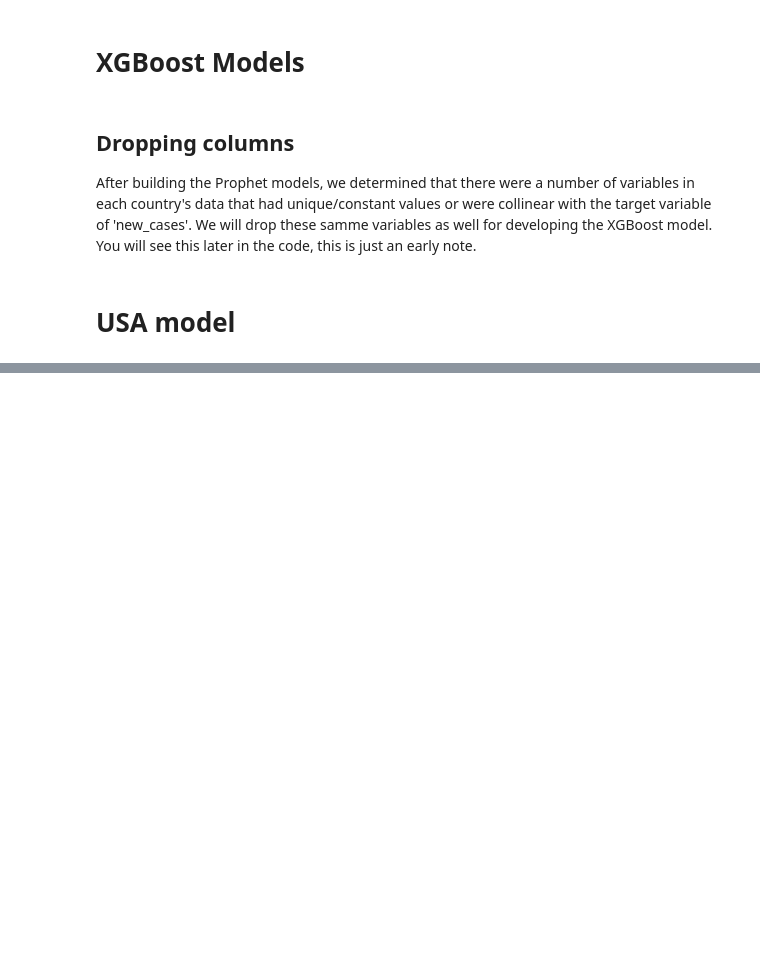
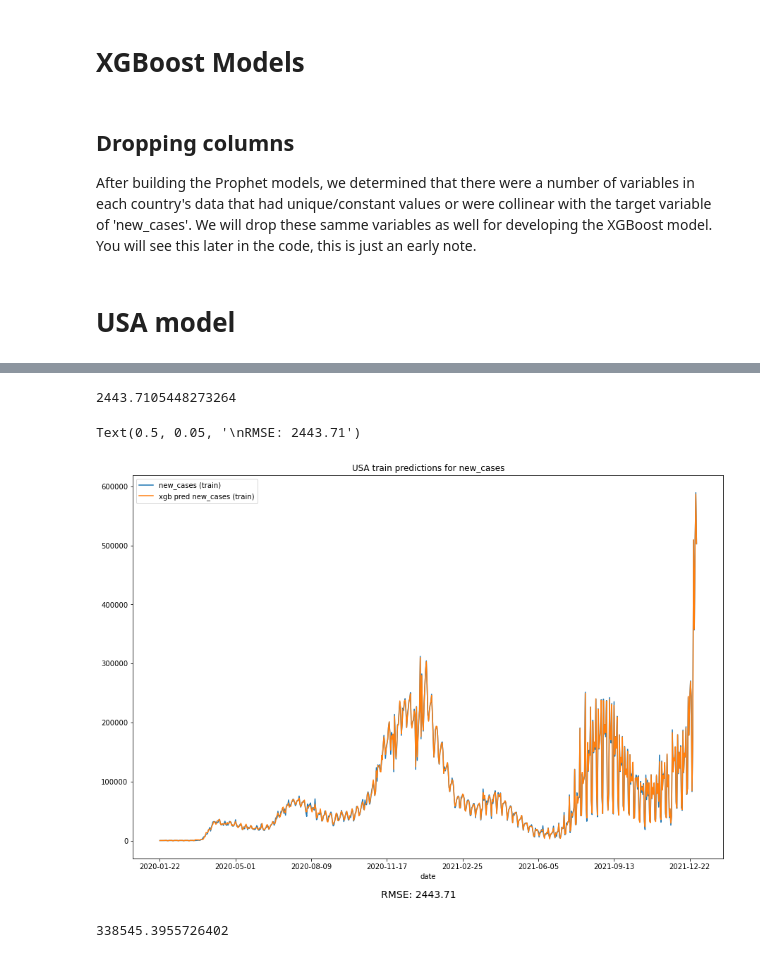
Before and after one commit to ryanchoe2024/Stat-390, a Jupyter notebook: Ryan's models/Ryan's XGBoost model.ipynb, the cells around one changed output, grey strips where cells are left out. Drawn from its saved outputs; the diff is of its cells as text; code cells hidden in the pictures; blank space fills up the shorter version.

```diff
--- a/Ryan's models/Ryan's XGBoost model.ipynb
+++ b/Ryan's models/Ryan's XGBoost model.ipynb
@@ -436,0 +97,25 @@ plt.legend(['USA_train_imputed', 'train_pred'])
+# %%
+from sklearn.model_selection import RandomizedSearchCV
+
+# Define the hyperparameter distributions
+param_dist = {
+    'learning_rate': [0.001, 0.01, 0.05, 0.1, 0.15, 0.2],
+    'max_depth': [1, 2, 3, 4, 5, 6, 7, 8, 9, 10],
+    'n_estimators': [50, 100, 200, 300, 500]
+}
+
+# Create XGBoost model
+xgb_model = xgb.XGBRegressor()
+
+# Instantiate RandomizedSearchCV
+random_search = RandomizedSearchCV(estimator=xgb_model, param_distributions=param_dist, n_iter=10, scoring='neg_mean_squared_error', cv=5, random_state=42)
+
+# Fit the model
+random_search.fit(X_train, y_train)
+
+# Get the best hyperparameters
+best_params = random_search.best_params_
+
+# Train the final model with the best hyperparameters
+best_model = xgb.XGBRegressor(**best_params)
+best_model.fit(X_train, y_train)
@@ -436,0 +132,24 @@ plt.legend(['USA_train_imputed', 'train_pred'])
+# %%
+# Getting train predictions and train RMSE
+train_pred = best_model.predict(X_train)
+train_rmse = np.sqrt(mean_squared_error(train_pred, y_train))
+train_rmse
+# %% [output]
+2443.7105448273264
+# %%
+USA_train_imputed_lagged['xgb_predictions'] = train_pred
+USA_train_imputed_lagged.plot(y=["new_cases", "xgb_predictions"], figsize=(15,10),
+                              title="USA train predictions for new_cases")
+plt.legend(['new_cases (train)', 'xgb pred new_cases (train)'])
+txt = f"\nRMSE: {train_rmse:.2f}"
+plt.figtext(0.5, 0.05, txt, wrap=True, horizontalalignment='center', fontsize=14)
+# %% [output]
+Text(0.5, 0.05, '\nRMSE: 2443.71')
+[figure, added]
+# %%
+# Getting train predictions and train RMSE
+test_pred = best_model.predict(X_test)
+test_rmse = np.sqrt(mean_squared_error(test_pred, y_test))
+test_rmse
+# %% [output]
+338545.3955726402
```
Also changed, not shown: parts of 83 cells of this notebook, 1 other file.
